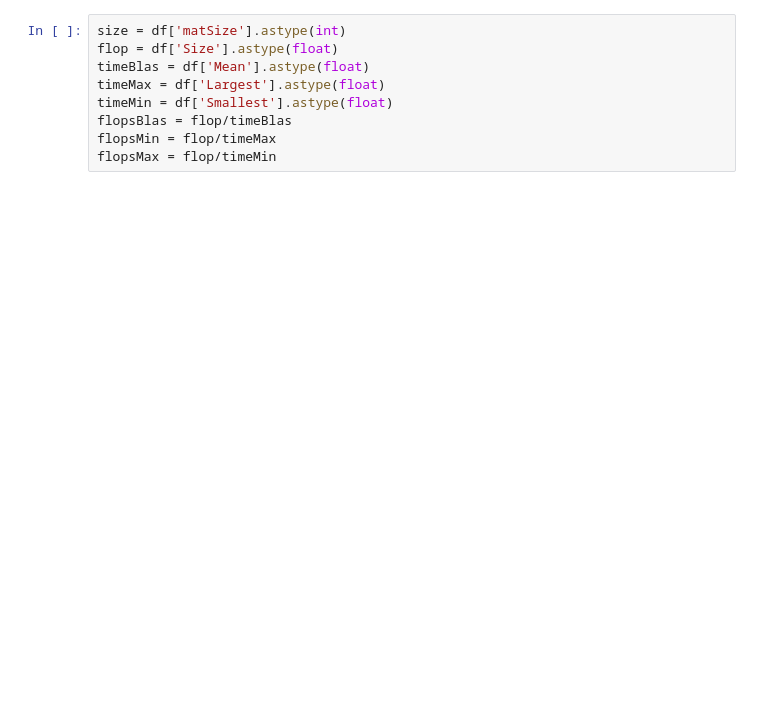
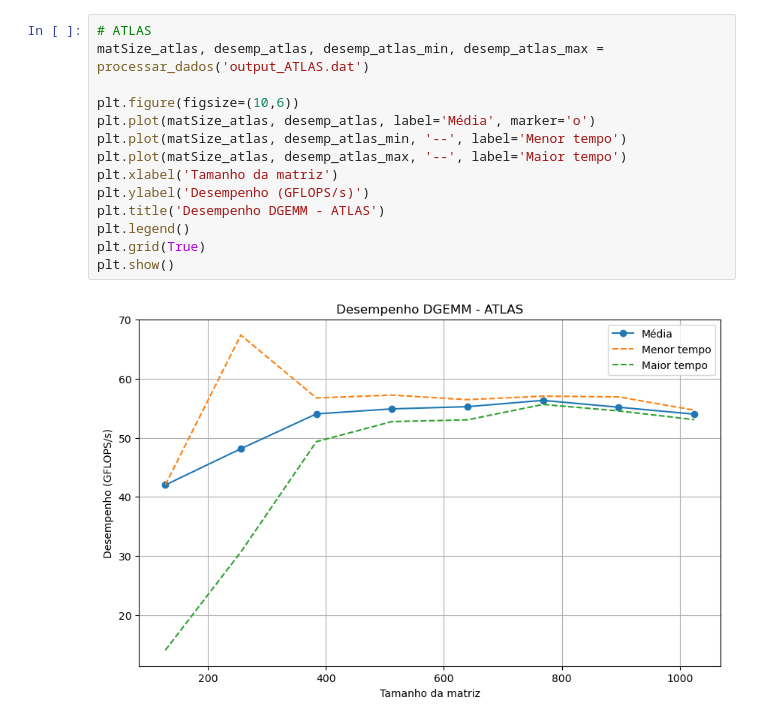
Before and after one commit to almdoug/meugemm, a Jupyter notebook: dgemm.ipynb, the cells around one changed output. Saved outputs shown, nothing was run; the diff lists cells and outputs as text; blank space fills up the shorter version.

```diff
--- a/dgemm.ipynb
+++ b/dgemm.ipynb
@@ -16,10 +22,17 @@ df.head()
 # %%
-size = df['matSize'].astype(int)
-flop = df['Size'].astype(float)
-timeBlas = df['Mean'].astype(float)
-timeMax = df['Largest'].astype(float)
-timeMin = df['Smallest'].astype(float)
-flopsBlas = flop/timeBlas
-flopsMin = flop/timeMax
-flopsMax = flop/timeMin
+# ATLAS
+matSize_atlas, desemp_atlas, desemp_atlas_min, desemp_atlas_max = processar_dados('output_ATLAS.dat')
+
+plt.figure(figsize=(10,6))
+plt.plot(matSize_atlas, desemp_atlas, label='Média', marker='o')
+plt.plot(matSize_atlas, desemp_atlas_min, '--', label='Menor tempo')
+plt.plot(matSize_atlas, desemp_atlas_max, '--', label='Maior tempo')
+plt.xlabel('Tamanho da matriz')
+plt.ylabel('Desempenho (GFLOPS/s)')
+plt.title('Desempenho DGEMM - ATLAS')
+plt.legend()
+plt.grid(True)
+plt.show()
+# %% [output]
+[figure, added]
 # %%
```
Also changed, not shown: parts of 37 cells of this notebook, 2 other files.
